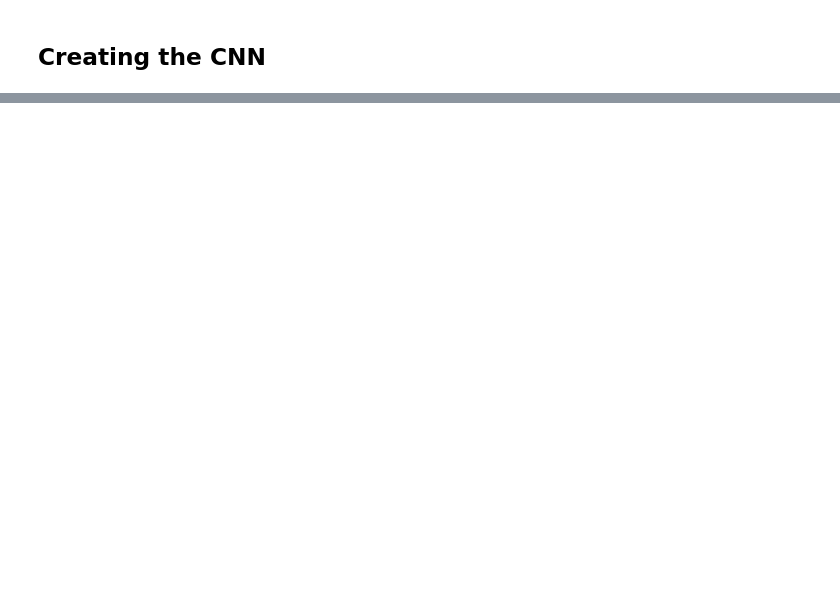
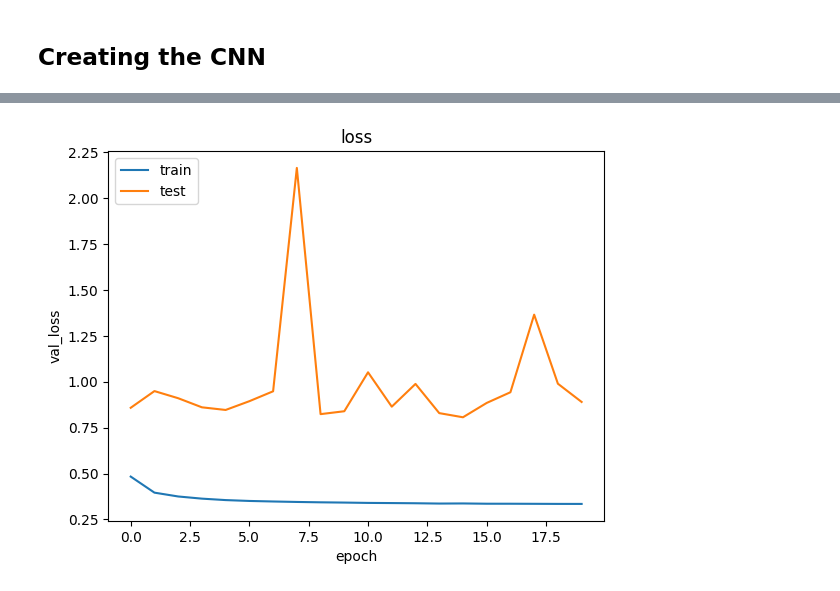
Before and after one commit to SiddarthR56/Building-Damage-Detection-in-Ukraine, a Jupyter notebook: src/cnn.ipynb, the cells around one changed output, grey strips where cells are left out. Drawn from its saved outputs; the diff is of its cells as text; code cells hidden in the pictures; blank space fills up the shorter version.

```diff
--- a/src/cnn.ipynb
+++ b/src/cnn.ipynb
@@ -83,9 +85,0 @@ This is the training data shape:
-# %%
-for l in tqdm(range(0, len(strat_test))):
-    path_image = '../data/train/images/' + strat_test['image_name'][l].split(".json")[0] + ".png"
-    img = cv2.imread(path_image)
-
-    resize = cv2.resize(img, (34, 34), interpolation = cv2.INTER_AREA)
-    # resize = [item for sublist in resize for item in sublist]
-    img = resize / 255
-    strat_test['im'][l] = img
@@ -97,6 +86,7 @@ See the caveats in the documentation: https://pandas.pydata.org/pandas-docs/stab
 # %%
+strat_test = prepare(strat_test, 'hold', (35, 35))
 x_test = strat_test['im']
-x_test = np.concatenate(x_test).reshape(len(strat_test), 34, 34, 3)
-print("This is the training data shape: ")
+x_test = np.concatenate(x_test).reshape(len(strat_test), 35, 35, 3)
+print("This is the validation data shape: ")
 x_test.shape
 # %% [output]
@@ -105,3 +98,9 @@ This is the training data shape:
+# %%
+strat_test_final = prepare(strat_test_final, 'test', (35, 35))
+x_test = strat_test_final['im']
+x_test = np.concatenate(x_test).reshape(len(strat_test_final), 35, 35, 3)
+print("This is the testing data shape: ")
+x_test.shape
 # %%
 # Turn our scalar targets into binary categories
 num_classes = 5
@@ -122,7 +124,7 @@ from tensorflow.keras.layers import (
 
 model = Sequential()
 model.add(Conv2D(75, (3, 3), strides=1, padding="same", activation="relu",
-                 input_shape=(34, 34, 3)))
+                 input_shape=(35, 35, 3)))
 model.add(BatchNormalization())
 model.add(MaxPool2D((2, 2), strides=2, padding="same"))
 model.add(Conv2D(50, (3, 3), strides=1, padding="same", activation="relu"))
@@ -219,3 +221,14 @@ fig.update_yaxes(title_text="<b>primary</b> Loss", secondary_y=False)
 fig.update_yaxes(title_text="<b>secondary</b> Accuracy", secondary_y=True)
 
 fig.show()
+# %%
+import matplotlib.pyplot as plt
+plt.plot(history.history['loss'])
+plt.plot(history.history['val_loss'])
+plt.title('loss')
+plt.ylabel('val_loss')
+plt.xlabel('epoch')
+plt.legend(['train', 'test'], loc='upper left')
+plt.show()
+# %% [output]
+[figure, added]
```
Also changed, not shown: parts of 17 cells of this notebook, 2 other files.
